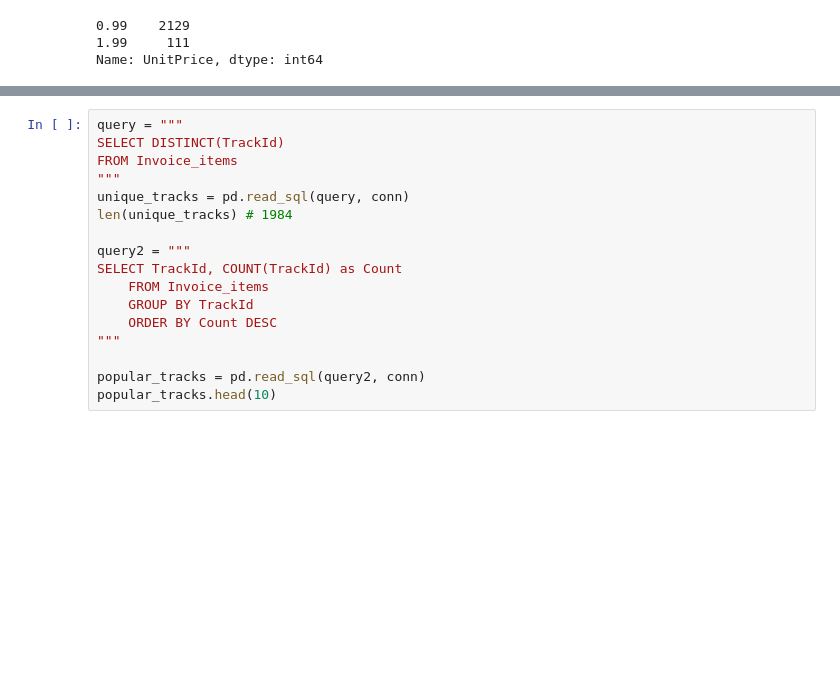
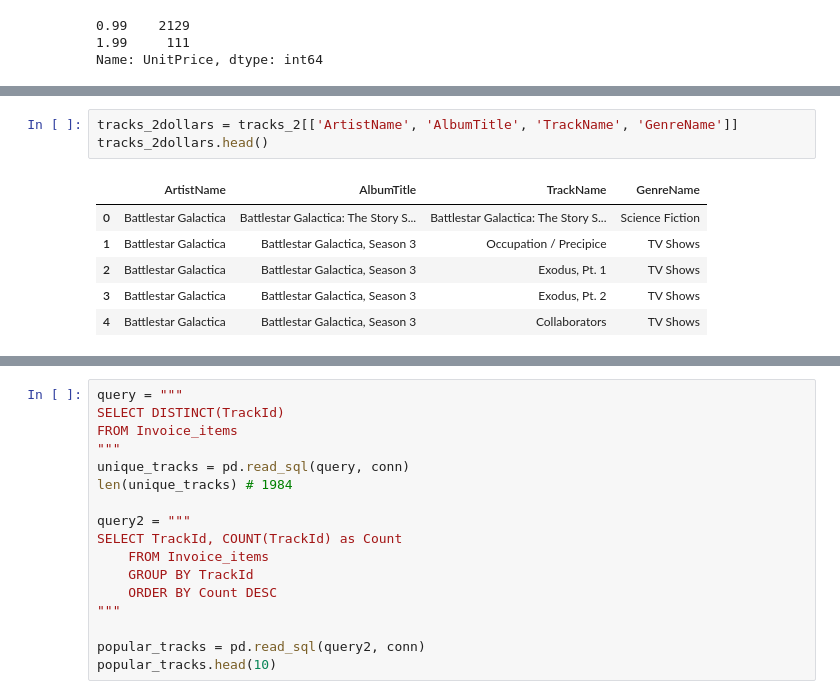
Before and after one commit to alinasansevich/chinook_SQLite_db_analysis, a Jupyter notebook: Chinook_SQLite_database_analysis.ipynb, the cells around one changed output, grey strips where cells are left out. Drawn from its saved outputs; the diff is of its cells as text; blank space fills up the shorter version.

```diff
--- a/Chinook_SQLite_database_analysis.ipynb
+++ b/Chinook_SQLite_database_analysis.ipynb
@@ -237,0 +234,10 @@ Name: UnitPrice, dtype: int64
+# %%
+tracks_2dollars = tracks_2[['ArtistName', 'AlbumTitle', 'TrackName', 'GenreName']]
+tracks_2dollars.head()
+# %% [output]
+|  | ArtistName | AlbumTitle | TrackName | GenreName |
+| 0 | Battlestar Galactica | Battlestar Galactica: The Story S... | Battlestar Galactica: The Story S... | Science Fiction |
+| 1 | Battlestar Galactica | Battlestar Galactica, Season 3 | Occupation / Precipice | TV Shows |
+| 2 | Battlestar Galactica | Battlestar Galactica, Season 3 | Exodus, Pt. 1 | TV Shows |
+| 3 | Battlestar Galactica | Battlestar Galactica, Season 3 | Exodus, Pt. 2 | TV Shows |
+| 4 | Battlestar Galactica | Battlestar Galactica, Season 3 | Collaborators | TV Shows |
```
Also changed, not shown: parts of 15 cells of this notebook.
